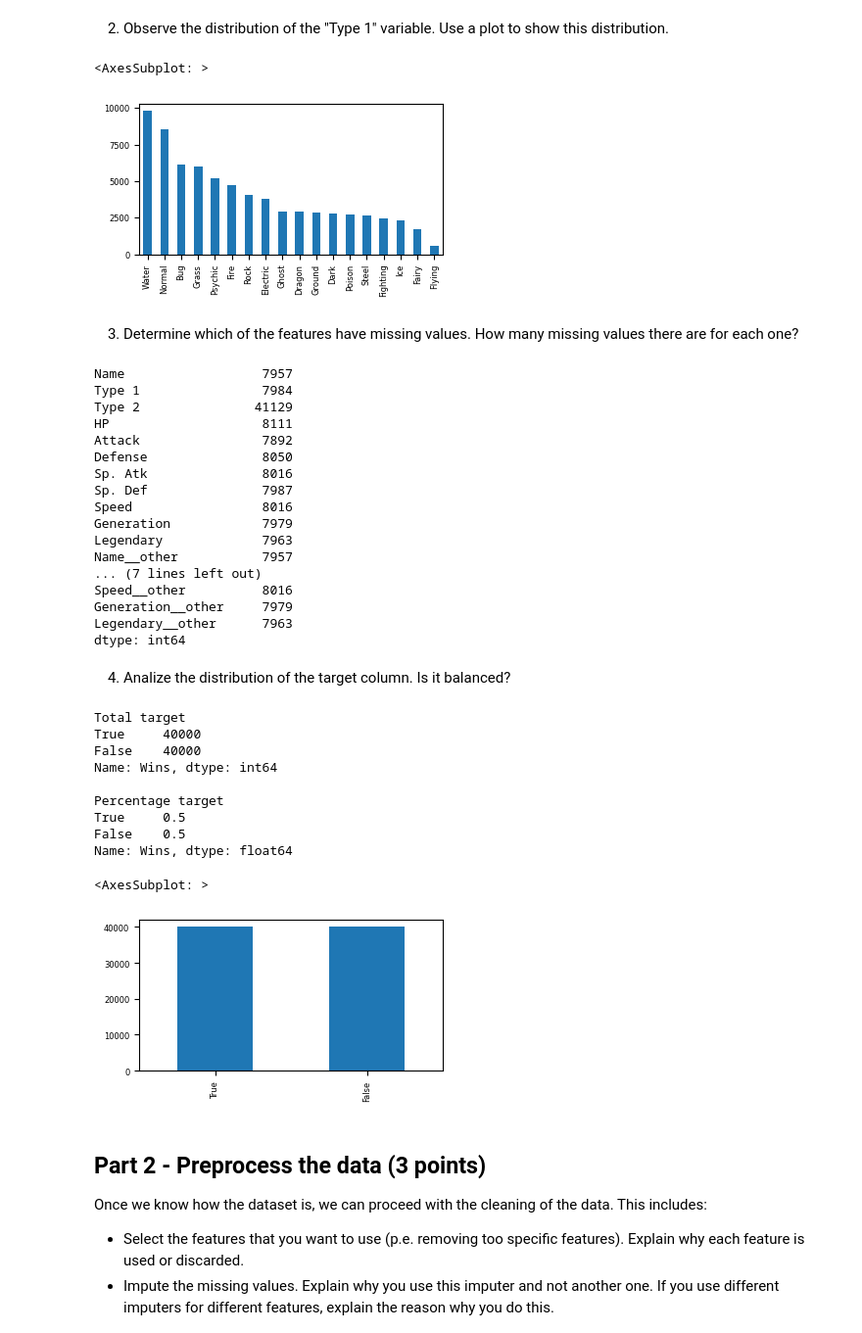
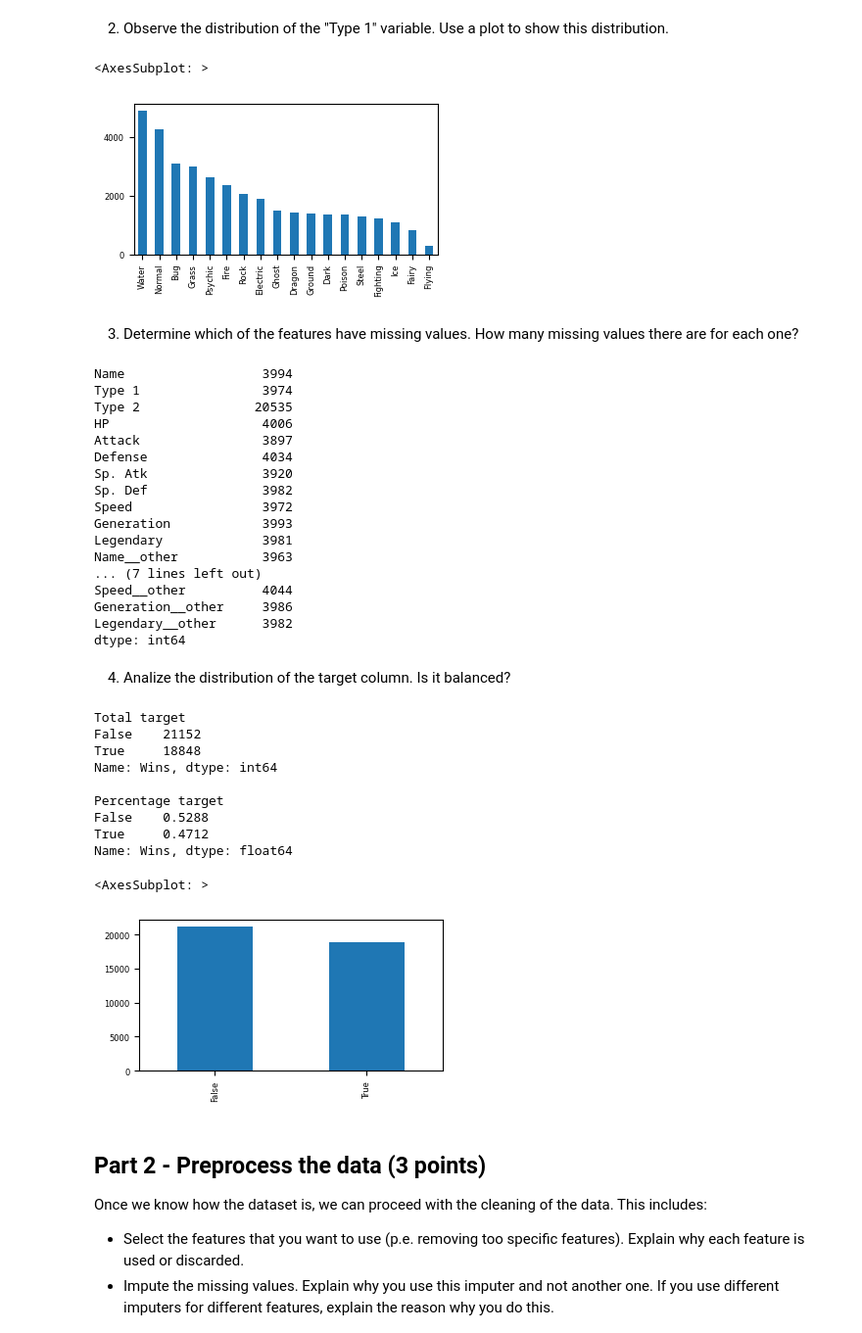
Before and after one commit to josalhor/si-pokemon, a Jupyter notebook: pokemon_basic-ml.ipynb, the cells around one changed output. Shown at 98% size. Cells and saved outputs as stored; diff of their text form; code cells hidden in the pictures.

Commit message:
added correlation analysis, model metrics, refactored cells

```diff
--- a/pokemon_basic-ml.ipynb
+++ b/pokemon_basic-ml.ipynb
@@ -109,37 +132,50 @@ That being said, someone else may consider them continous because they do have o
 # %% [markdown]
 2. Observe the distribution of the "Type 1" variable. Use a plot to show this distribution.
 # %%
+"""
+From the plot shown below, we can observe that the pokemon type_1 attributes are not balanced,
+we cannot determine if it is due to the natural distribution of pokemon types or if
+the dataset lacks information regarding combats containing certain pokemon types.
+"""
 X['Type 1'].value_counts().plot(kind='bar', figsize=(4,2), fontsize=6)
 # %% [output]
 <AxesSubplot: >
-[figure, old version]
+[figure, new version]
 # %% [markdown]
 3. Determine which of the features have missing values. How many missing values there are for each one?
 # %%
+"""
+Type 2 and Type 2__other will be descarted from this analysis as not all pokemons have 2 types
+
+Aproximately, there are 4000 missing values per column, that is about a 10% of missing data per column
+"""
 X.isna().sum()
-# About 4000 missing values per column (x2 if you analyze) (aprox 10%)
-# But Type 2 has extra missing values because not every pokemon has Type 2 (same applies for the __other variable)
 # %% [output]
-Name                  7957
-Type 1                7984
-Type 2               41129
-HP                    8111
-Attack                7892
-Defense               8050
-Sp. Atk               8016
-Sp. Def               7987
-Speed                 8016
-Generation            7979
-Legendary             7963
-Name__other           7957
+Name                  3994
+Type 1                3974
+Type 2               20535
+HP                    4006
+Attack                3897
+Defense               4034
+Sp. Atk               3920
+Sp. Def               3982
+Speed                 3972
+Generation            3993
+Legendary             3981
+Name__other           3963
 ... (7 lines left out)
-Speed__other          8016
-Generation__other     7979
-Legendary__other      7963
+Speed__other          4044
+Generation__other     3986
+Legendary__other      3982
 dtype: int64
 # %% [markdown]
 4. Analize the distribution of the target column. Is it balanced?
 # %%
+"""
+The distribution of the target column is not perfectly balanced as it has a 3% deviation
+However, this small deviation would not suggest any amjor bias, therefore, we consider it balanced.
+"""
+
 print('Total target')
 print(y.value_counts())
 
@@ -149,19 +185,18 @@ print('Percentage target')
 print(y.value_counts() / len(y))
 
 y.value_counts().plot(kind='bar', figsize=(4,2), fontsize=6)
-# Quite balanced, not perfect 50%, but a 3% deviation doesn't scream bias
 # %% [output]
 Total target
-True     40000
-False    40000
+False    21152
+True     18848
 Name: Wins, dtype: int64
 
 Percentage target
-True     0.5
-False    0.5
+False    0.5288
+True     0.4712
 Name: Wins, dtype: float64
 <AxesSubplot: >
-[figure, old version]
+[figure, new version]
 # %% [markdown]
 ## Part 2 - Preprocess the data (3 points)
 Once we know how the dataset is, we can proceed with the cleaning of the data. This includes:
```
Also changed, not shown: parts of 26 cells of this notebook.
